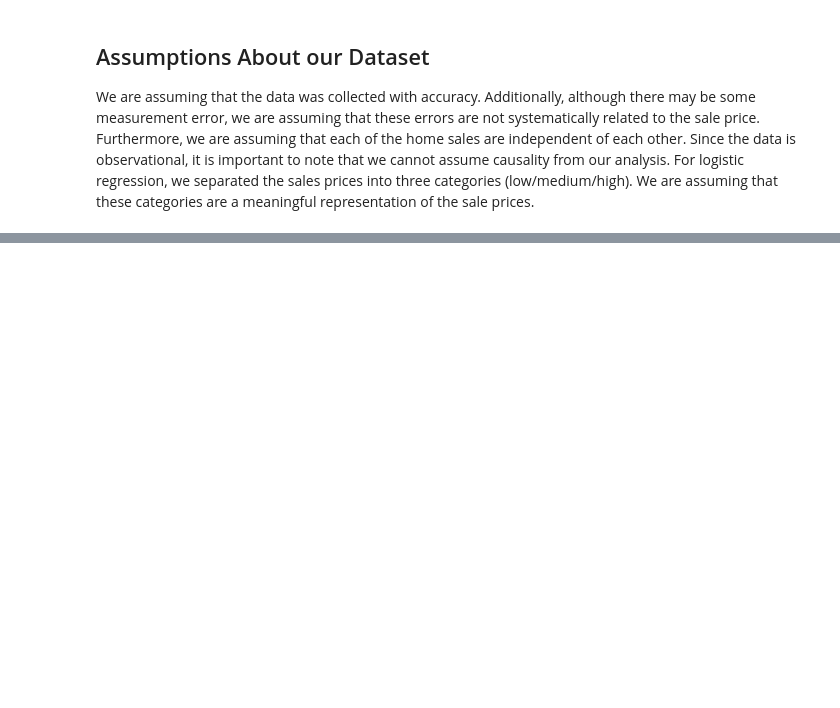
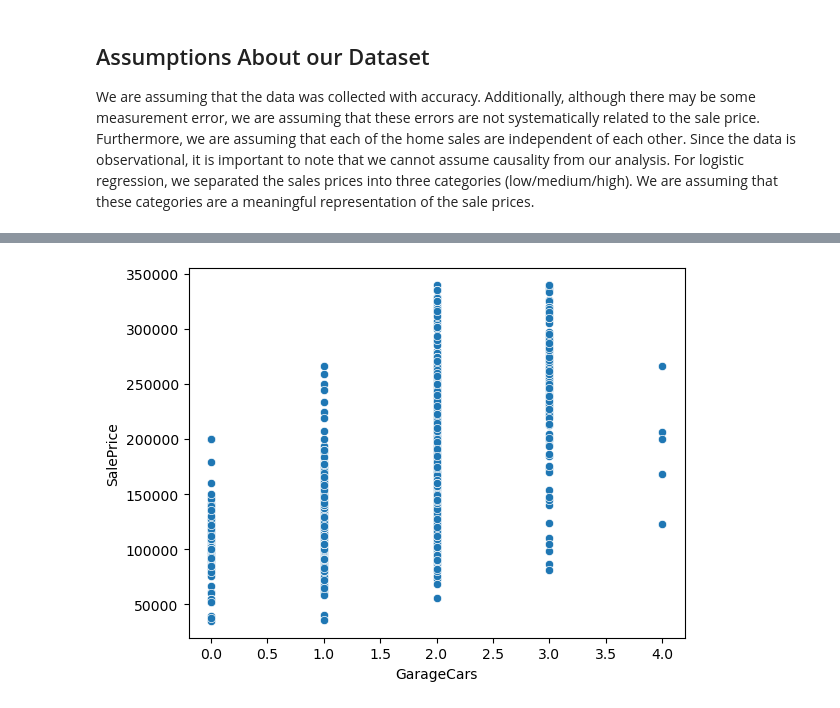
Before and after one commit to UCB-stat-159-f25/final-group04, a Jupyter notebook: main.ipynb, the cells around one changed output, grey strips where cells are left out. Saved outputs shown, nothing was run; the diff lists cells and outputs as text; code cells hidden in the pictures; blank space fills up the shorter version.

```diff
--- a/main.ipynb
+++ b/main.ipynb
@@ -14,0 +109,4 @@ We are assuming that the data was collected with accuracy. Additionally, althoug
+# %%
+Image(filename = "Part1-EDA/Graph/GarageCars_saleprice_corr.png")
+# %% [output]
+[figure, added]
```
Also changed, not shown: parts of 32 cells of this notebook, 11 other files.
